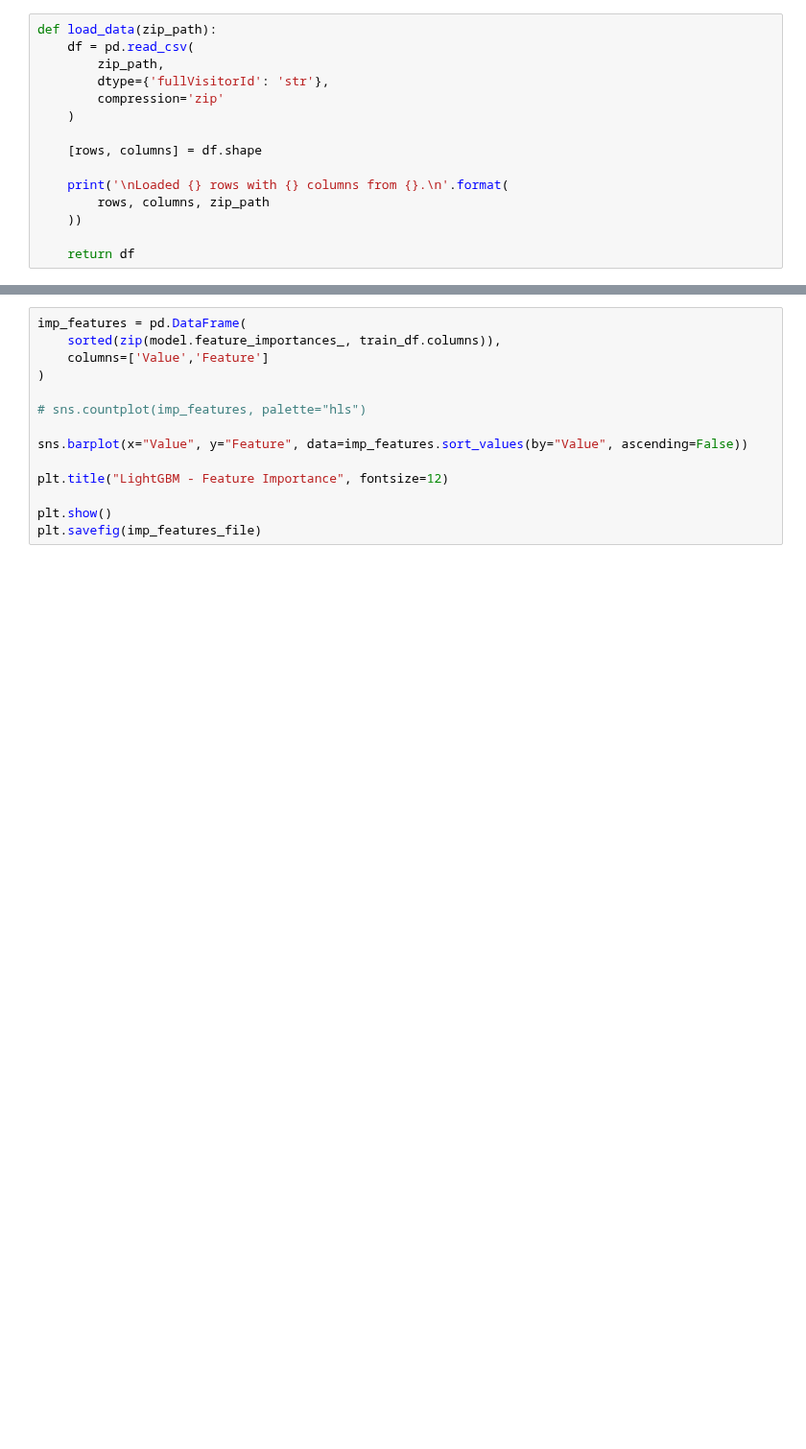
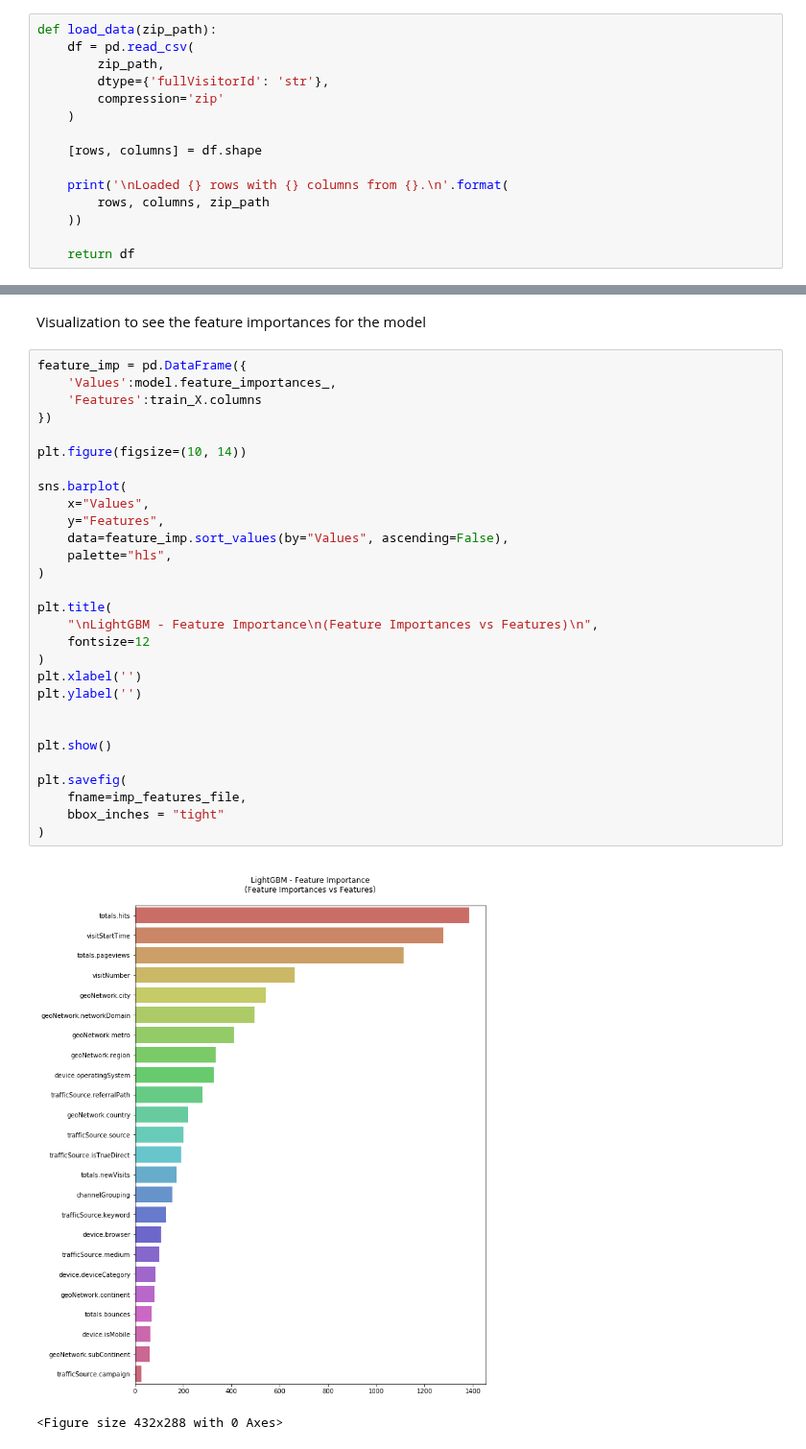
Before and after one commit to cpallapolu/udacity-mlnd-p3-capstone, a Jupyter notebook: notebooks/2_Baseline_LGBM_Model.ipynb, the cells around one changed output, grey strips where cells are left out. Shown at 96% size. Cells and saved outputs as stored; diff of their text form; blank space fills up the shorter version.

Commit message:
completed baseline model notebook

```diff
--- a/notebooks/2_Baseline_LGBM_Model.ipynb
+++ b/notebooks/2_Baseline_LGBM_Model.ipynb
@@ -149,14 +225,34 @@ baseline_df.head()
+# %% [markdown]
+Visualization to see the feature importances for the model
 # %%
-imp_features = pd.DataFrame(
-    sorted(zip(model.feature_importances_, train_df.columns)),
-    columns=['Value','Feature']
+feature_imp = pd.DataFrame({
+    'Values':model.feature_importances_,
+    'Features':train_X.columns
+})
+
+plt.figure(figsize=(10, 14))
+
+sns.barplot(
+    x="Values",
+    y="Features",
+    data=feature_imp.sort_values(by="Values", ascending=False),
+    palette="hls",
 )
 
-# sns.countplot(imp_features, palette="hls")
+plt.title(
+    "\nLightGBM - Feature Importance\n(Feature Importances vs Features)\n",
+    fontsize=12
+)
+plt.xlabel('')
+plt.ylabel('')
 
-sns.barplot(x="Value", y="Feature", data=imp_features.sort_values(by="Value", ascending=False))
-
-plt.title("LightGBM - Feature Importance", fontsize=12)
 
 plt.show()
-plt.savefig(imp_features_file)
+
+plt.savefig(
+    fname=imp_features_file,
+    bbox_inches = "tight"
+)
+# %% [output]
+[figure, added]
+<Figure size 432x288 with 0 Axes>
```
Also changed, not shown: parts of 20 cells of this notebook, 7 other files.
